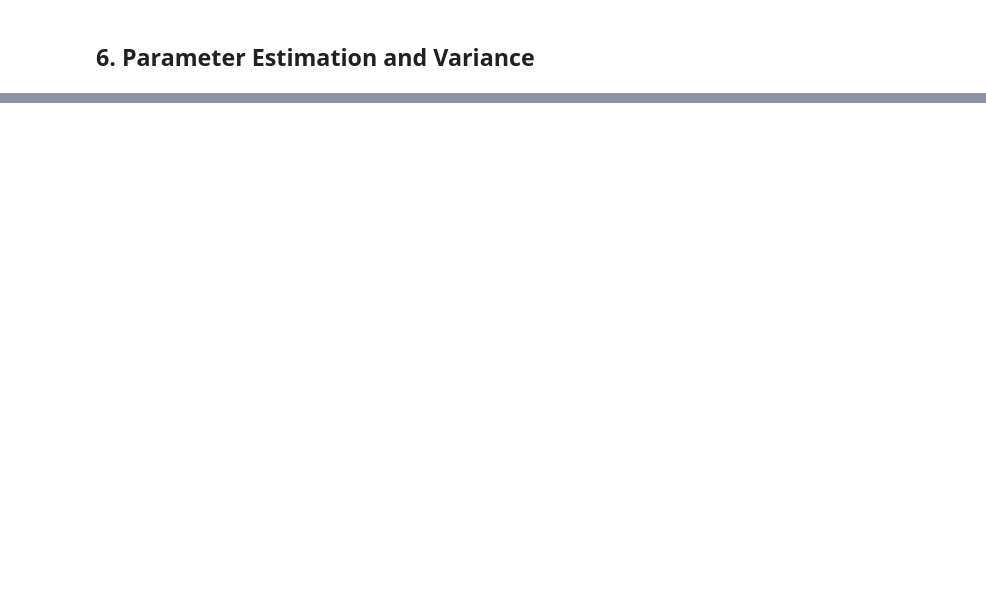
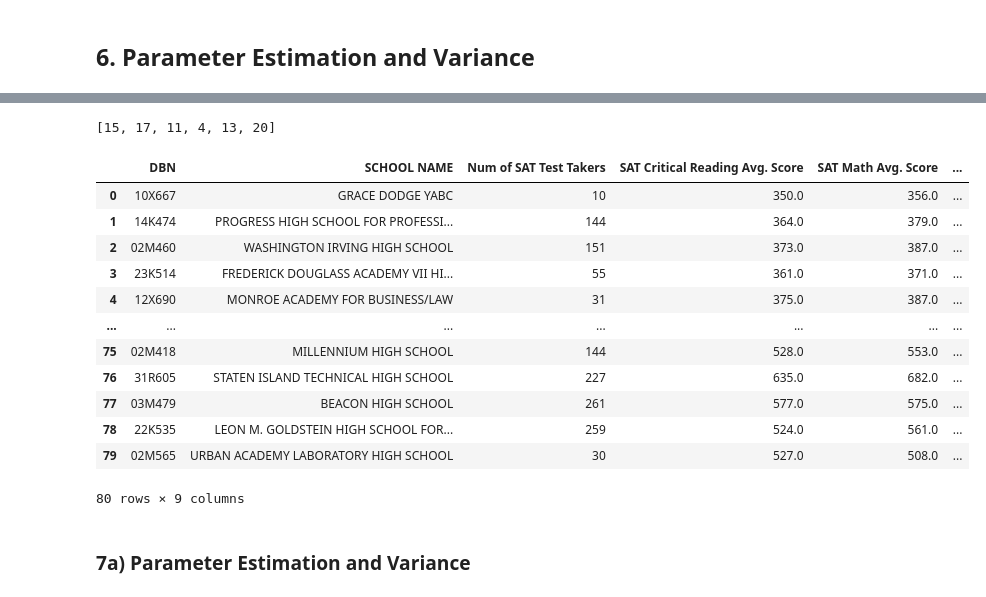
Before and after one commit to abachhu/stat440_project, a Jupyter notebook: stat440_report5.ipynb, the cells around one changed output, grey strips where cells are left out. Drawn from its saved outputs; the diff is of its cells as text; code cells hidden in the pictures; blank space fills up the shorter version.

```diff
--- a/stat440_report5.ipynb
+++ b/stat440_report5.ipynb
@@ -94,8 +94,8 @@ df["Reading_Stratum"] = pd.cut(df["SAT Critical Reading Avg. Score"], bins=bins,
 
 # Grouping by stratum, and calculating variances for each stratum
 reading = {
-    "Nh": df.groupby("Reading_Stratum").size().tolist(),
-    "sigma_sq_h": df.groupby("Reading_Stratum")["SAT Critical Reading Avg. Score"].var(ddof=0).tolist()
+    "Nh": df.groupby("Reading_Stratum", observed=False).size().tolist(),
+    "sigma_sq_h": df.groupby("Reading_Stratum", observed=False)["SAT Critical Reading Avg. Score"].var(ddof=0).tolist()
 }
 reading
 # %% [output]
@@ -366,0 +400,42 @@ d
+# %%
+N_h = np.array(reading['Nh'])
+sigma2_h = np.array(reading['sigma_sq_h'])
+sigma_h = np.sqrt(sigma2_h)
+
+N = len(df)
+L = len(N_h)
+n = 80
+
+n_h_opt = ((n * N_h * sigma_h) / sum(N_h * sigma_h)).round()
+n_h_opt = n_h_opt.astype(int).tolist()
+n_h_opt
+# %% [output]
+[15, 17, 11, 4, 13, 20]
+# %%
+stratified_samples_opt = []
+for strata in range(L):
+    stratum_data = df[df["Reading_Stratum"] == strata]
+    n = n_h_opt[strata]
+
+    if n > 0:
+        sample = stratum_data.sample(n=n, replace=False)
+        stratified_samples_opt.append(sample)
+
+stratified_sample_opt_df = pd.concat(stratified_samples_opt).reset_index(drop=True)
+stratified_sample_opt_df
+# %% [output]
+|  | DBN | SCHOOL NAME | Num of SAT Test Takers | SAT Critical Reading Avg. Score | SAT Math Avg. Score | ... |
+| 0 | 10X667 | GRACE DODGE YABC | 10 | 350.0 | 356.0 | ... |
+| 1 | 14K474 | PROGRESS HIGH SCHOOL FOR PROFESSI... | 144 | 364.0 | 379.0 | ... |
+| 2 | 02M460 | WASHINGTON IRVING HIGH SCHOOL | 151 | 373.0 | 387.0 | ... |
+| 3 | 23K514 | FREDERICK DOUGLASS ACADEMY VII HI... | 55 | 361.0 | 371.0 | ... |
+| 4 | 12X690 | MONROE ACADEMY FOR BUSINESS/LAW | 31 | 375.0 | 387.0 | ... |
+| ... | ... | ... | ... | ... | ... | ... |
+| 75 | 02M418 | MILLENNIUM HIGH SCHOOL | 144 | 528.0 | 553.0 | ... |
+| 76 | 31R605 | STATEN ISLAND TECHNICAL HIGH SCHOOL | 227 | 635.0 | 682.0 | ... |
+| 77 | 03M479 | BEACON HIGH SCHOOL | 261 | 577.0 | 575.0 | ... |
+| 78 | 22K535 | LEON M. GOLDSTEIN HIGH SCHOOL FOR... | 259 | 524.0 | 561.0 | ... |
+| 79 | 02M565 | URBAN ACADEMY LABORATORY HIGH SCHOOL | 30 | 527.0 | 508.0 | ... |
+80 rows × 9 columns
+# %% [markdown]
+### 7a) Parameter Estimation and Variance
```
Also changed, not shown: parts of 38 cells of this notebook.
